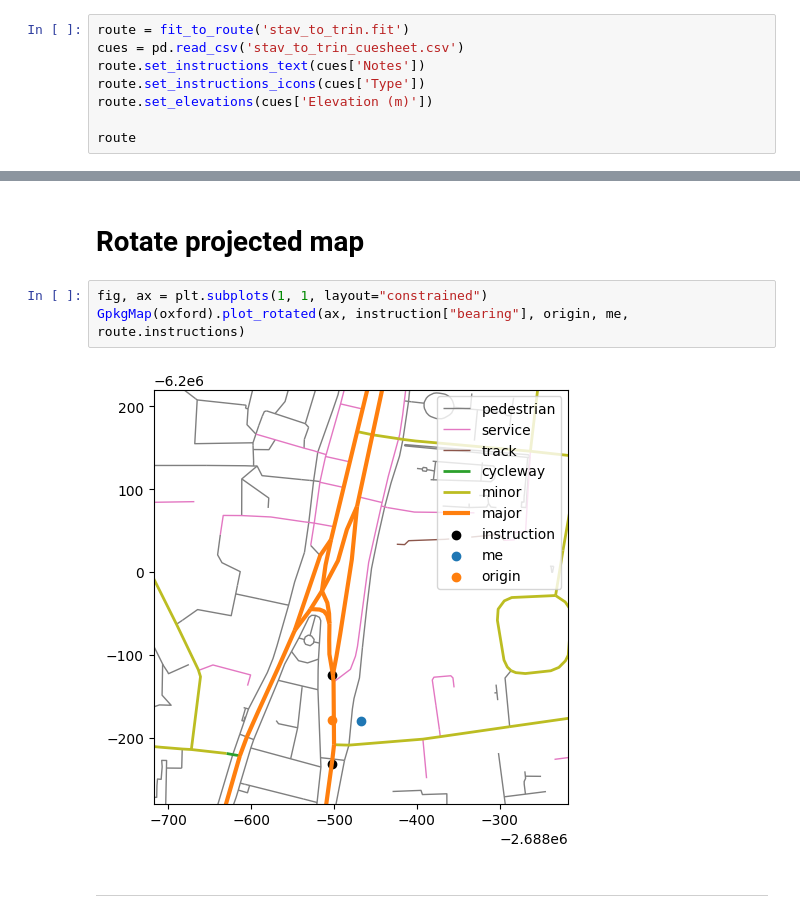
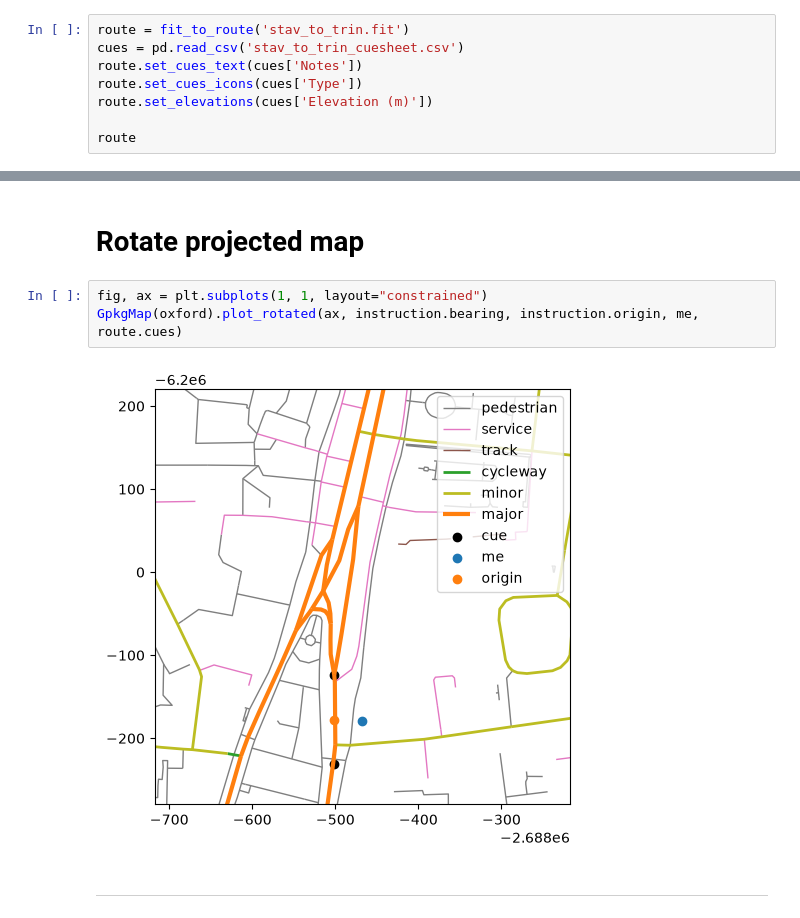
Before and after one commit to EmmaGoodliffe/satnav, a Jupyter notebook: gpkg.ipynb, the cells around one changed output, grey strips where cells are left out. Cells and saved outputs as stored; diff of their text form.

```diff
--- a/gpkg.ipynb
+++ b/gpkg.ipynb
@@ -31,8 +31,8 @@ oxford
 # %%
 route = fit_to_route('stav_to_trin.fit')
 cues = pd.read_csv('stav_to_trin_cuesheet.csv')
-route.set_instructions_text(cues['Notes'])
-route.set_instructions_icons(cues['Type'])
+route.set_cues_text(cues['Notes'])
+route.set_cues_icons(cues['Type'])
 route.set_elevations(cues['Elevation (m)'])
 
 route
@@ -62,9 +52,9 @@ GpkgMap(oxford).plot_raw(ax, bbox, me, route.instructions)
 # Rotate projected map
 # %%
 fig, ax = plt.subplots(1, 1, layout="constrained")
-GpkgMap(oxford).plot_rotated(ax, instruction["bearing"], origin, me, route.instructions)
+GpkgMap(oxford).plot_rotated(ax, instruction.bearing, instruction.origin, me, route.cues)
 # %% [output]
-[figure, old version]
+[figure, new version]
 # %% [markdown]
 ---
 # %% [markdown]
```
Also changed, not shown: parts of 5 cells of this notebook, 7 other files.
